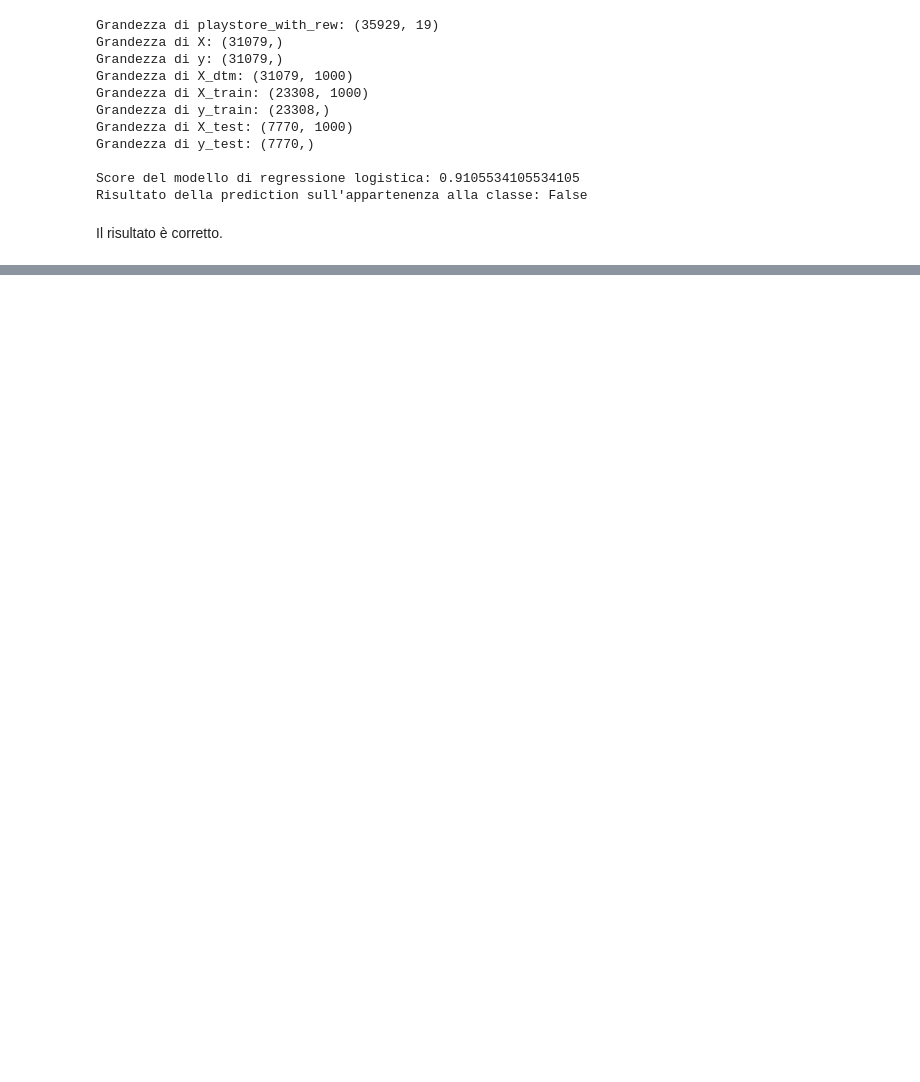
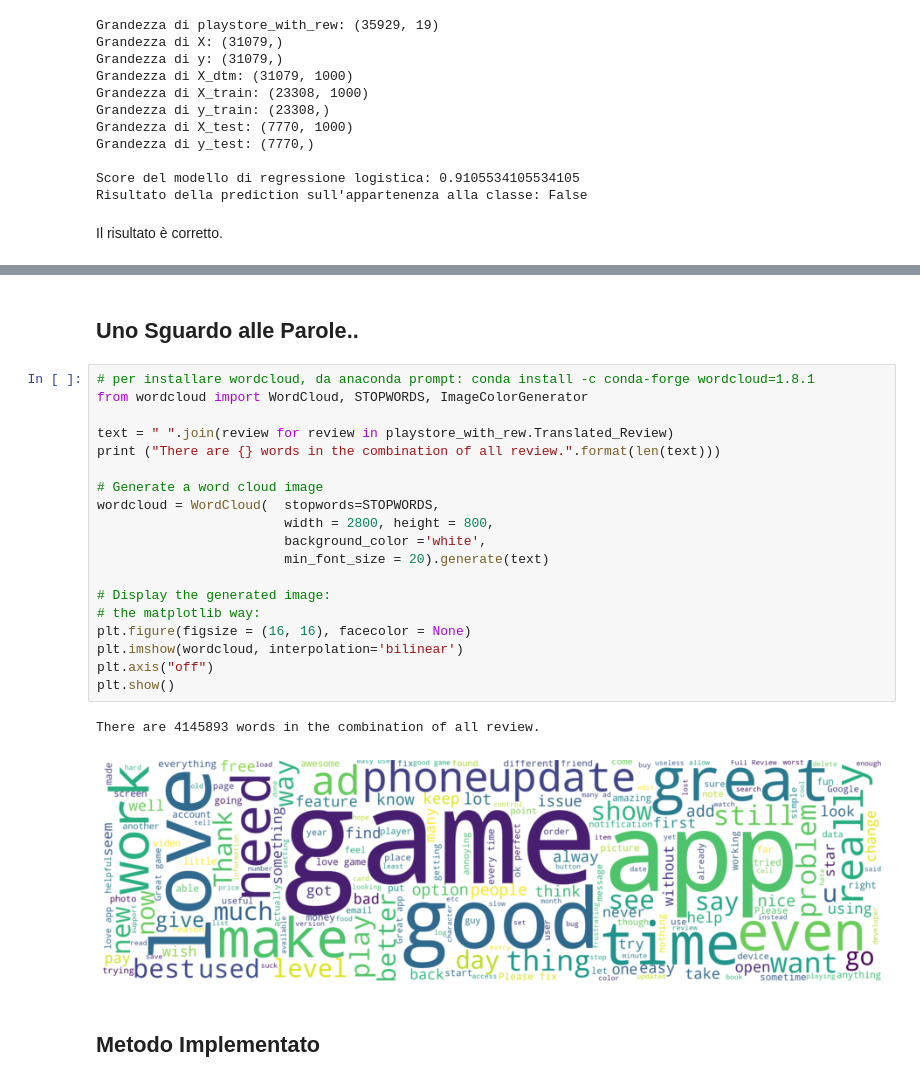
Before and after one commit to LorenzoLaCorte/playstore-analysis, a Jupyter notebook: Notebook a Obiettivi/A. La Corte, Progetto Finale - App Gratuite e App a Pagamento.ipynb, the cells around one changed output, grey strips where cells are left out. Drawn from its saved outputs; the diff is of its cells as text; blank space fills up the shorter version.

```diff
--- a/Notebook a Obiettivi/A. La Corte, Progetto Finale - App Gratuite e App a Pagamento.ipynb
+++ b/Notebook a Obiettivi/A. La Corte, Progetto Finale - App Gratuite e App a Pagamento.ipynb
@@ -828,0 +857,26 @@ Il risultato è corretto.
+# %% [markdown]
+## Uno Sguardo alle Parole..
+# %%
+# per installare wordcloud, da anaconda prompt: conda install -c conda-forge wordcloud=1.8.1
+from wordcloud import WordCloud, STOPWORDS, ImageColorGenerator
+
+text = " ".join(review for review in playstore_with_rew.Translated_Review)
+print ("There are {} words in the combination of all review.".format(len(text)))
+
+# Generate a word cloud image
+wordcloud = WordCloud(  stopwords=STOPWORDS,
+                        width = 2800, height = 800,
+                        background_color ='white',
+                        min_font_size = 20).generate(text)
+
+# Display the generated image:
+# the matplotlib way:
+plt.figure(figsize = (16, 16), facecolor = None)
+plt.imshow(wordcloud, interpolation='bilinear')
+plt.axis("off")
+plt.show()
+# %% [output]
+There are 4145893 words in the combination of all review.
+[figure, added]
+# %% [markdown]
+## Metodo Implementato
```
Also changed, not shown: parts of 18 cells of this notebook.
